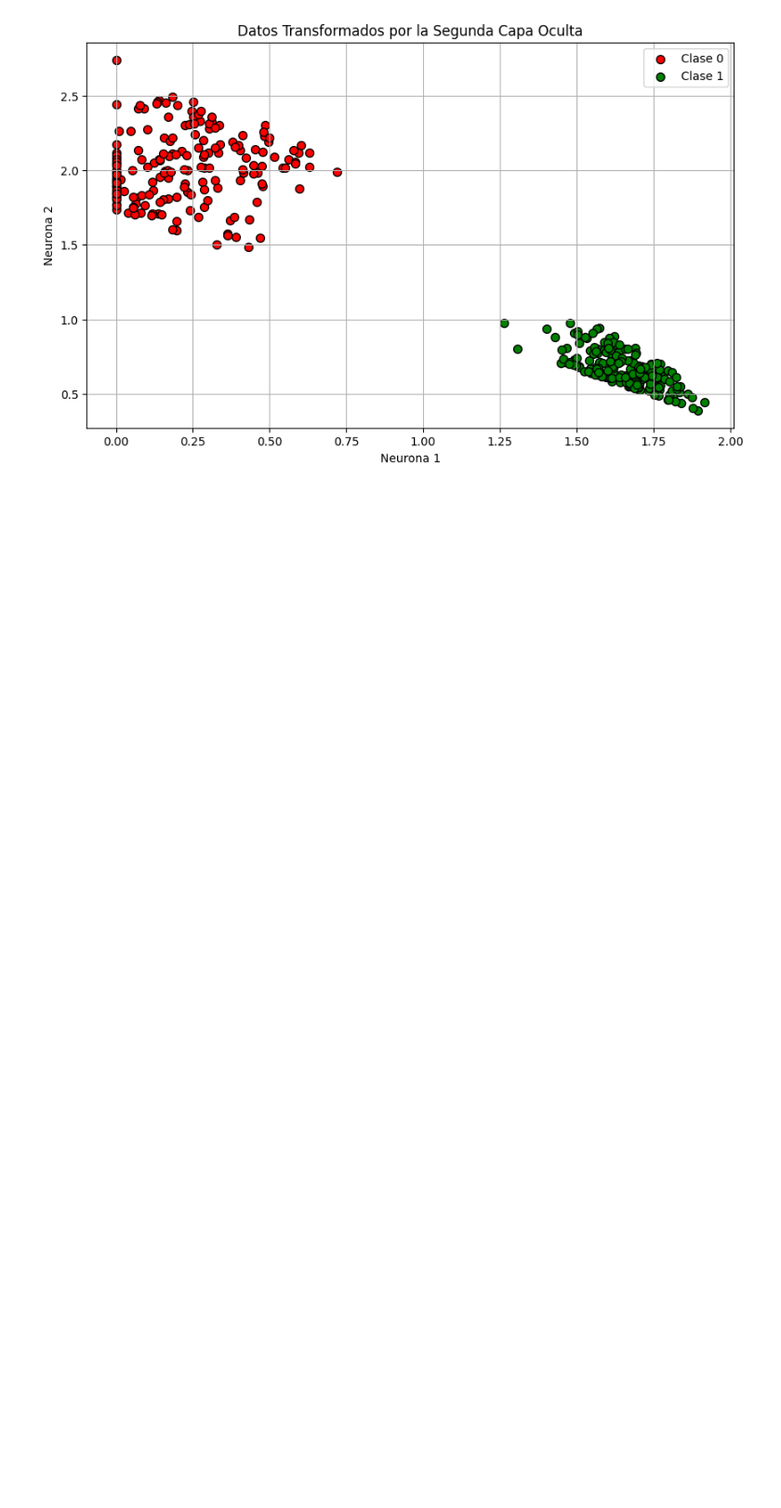
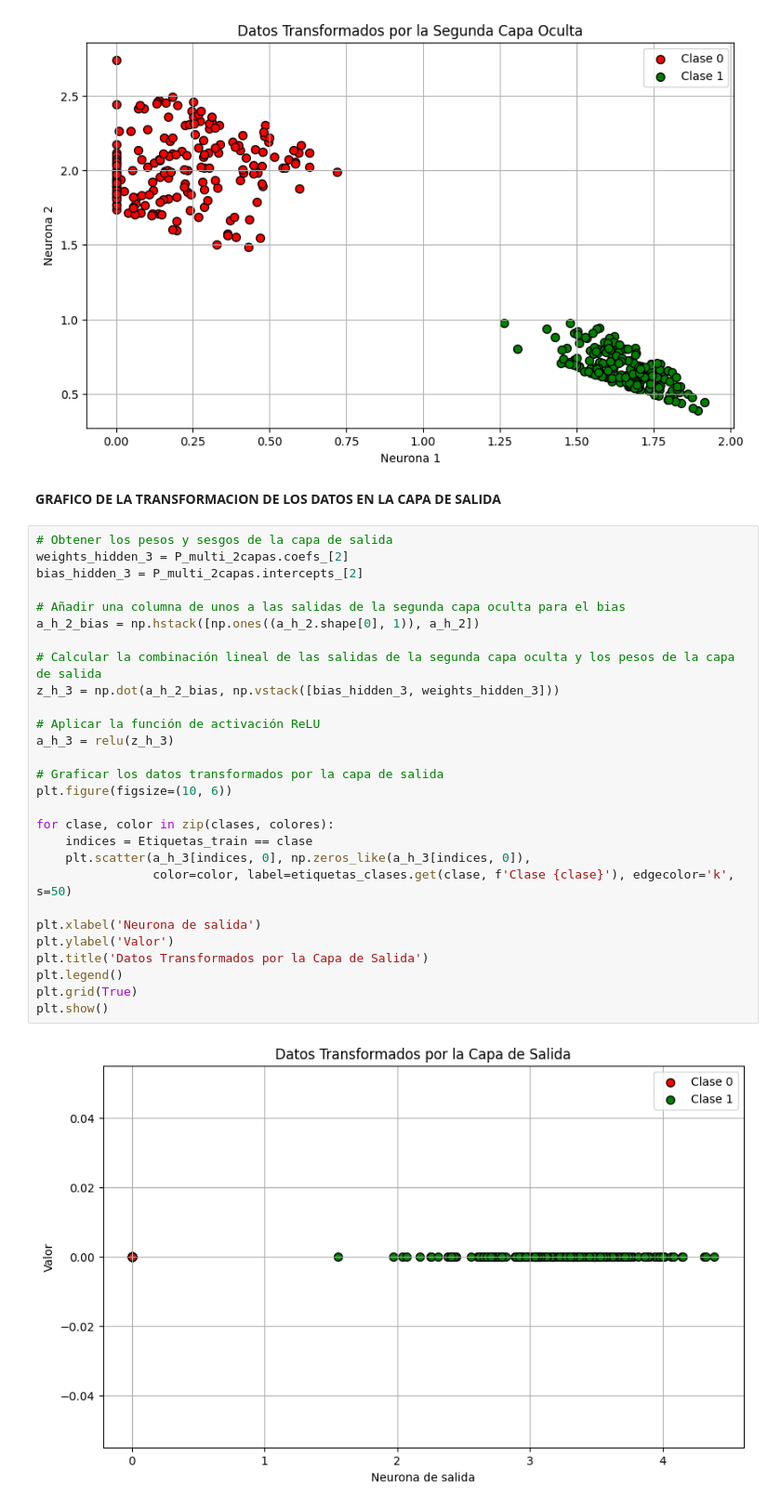
Before and after one commit to luis27diego/Aprendizaje-Maquinal, a Jupyter notebook: AM_PMC/PMC.ipynb, the cells around one changed output. Shown at 93% size. Drawn from its saved outputs; the diff is of its cells as text; blank space fills up the shorter version.

Commit message:
Correcion de Perceptron y Grafico de la capa salida en el PMC
Co-authored-by: Luis Alberto Rodriguez  <LuisRodriguezzz>

```diff
--- a/AM_PMC/PMC.ipynb
+++ b/AM_PMC/PMC.ipynb
@@ -523,3 +523,35 @@ plt.show()
 # %% [output]
 [figure]
 [figure]
+# %% [markdown]
+**GRAFICO DE LA TRANSFORMACION DE LOS DATOS EN LA CAPA DE SALIDA**
+# %%
+# Obtener los pesos y sesgos de la capa de salida
+weights_hidden_3 = P_multi_2capas.coefs_[2]
+bias_hidden_3 = P_multi_2capas.intercepts_[2]
+
+# Añadir una columna de unos a las salidas de la segunda capa oculta para el bias
+a_h_2_bias = np.hstack([np.ones((a_h_2.shape[0], 1)), a_h_2])
+
+# Calcular la combinación lineal de las salidas de la segunda capa oculta y los pesos de la capa de salida
+z_h_3 = np.dot(a_h_2_bias, np.vstack([bias_hidden_3, weights_hidden_3]))
+
+# Aplicar la función de activación ReLU
+a_h_3 = relu(z_h_3)
+
+# Graficar los datos transformados por la capa de salida
+plt.figure(figsize=(10, 6))
+
+for clase, color in zip(clases, colores):
+    indices = Etiquetas_train == clase
+    plt.scatter(a_h_3[indices, 0], np.zeros_like(a_h_3[indices, 0]),
+                color=color, label=etiquetas_clases.get(clase, f'Clase {clase}'), edgecolor='k', s=50)
+
+plt.xlabel('Neurona de salida')
+plt.ylabel('Valor')
+plt.title('Datos Transformados por la Capa de Salida')
+plt.legend()
+plt.grid(True)
+plt.show()
+# %% [output]
+[figure, added]
```
Also changed, not shown: parts of 2 cells of this notebook, 1 other file.
